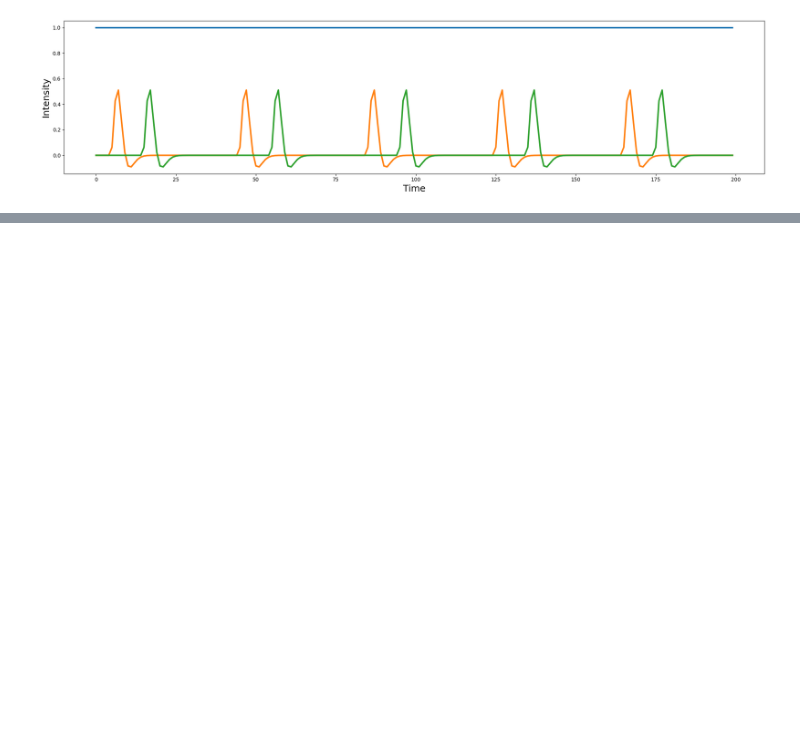
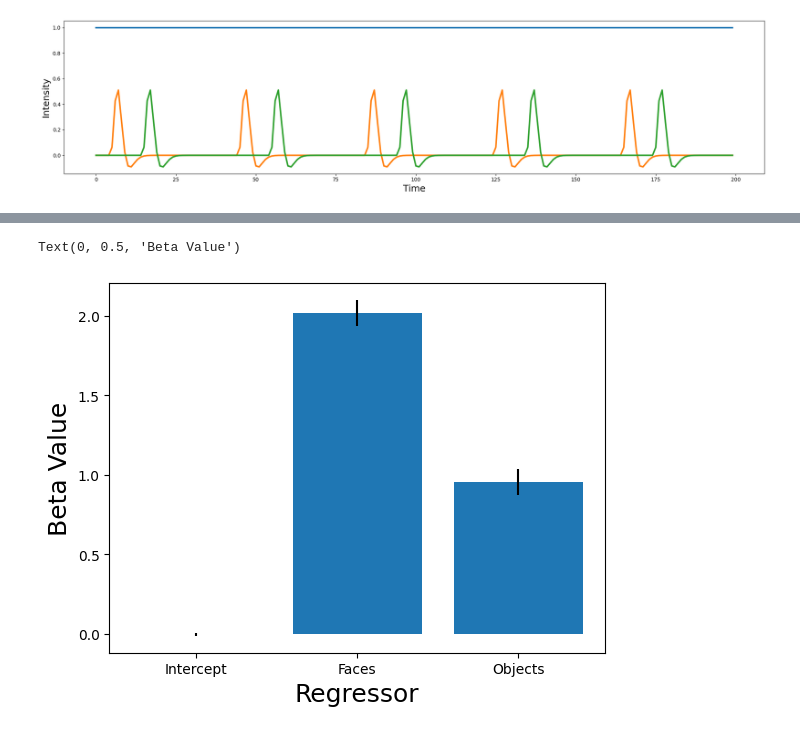
Before and after one commit to ulasayyilmaz/GLM, a Jupyter notebook: training_1.ipynb, the cells around one changed output, grey strips where cells are left out. Saved outputs shown, nothing was run; the diff lists cells and outputs as text; code cells hidden in the pictures; blank space fills up the shorter version.

```diff
--- a/training_1.ipynb
+++ b/training_1.ipynb
@@ -173,0 +173,13 @@ R^2: 0.78
+# %%
+# standard error estimate is the standard deviation of the residual. So the model estimates a fit, and
+# we get standard deviation of error estimate from the residuals.
+# we estimate the a confidence interval of Beta coefficients by the formula
+std_error = np.sqrt(np.diag((np.linalg.pinv(np.dot(X.T, X))))) * standard_error_estimate
+# if standard error estimates were higher, the confidence interval becomes wider. (we don't want it)
+
+plt.bar(['Intercept','Faces', 'Objects'], beta, yerr = std_error)
+plt.xlabel('Regressor', fontsize=18)
+plt.ylabel('Beta Value', fontsize=18)
+# %% [output]
+Text(0, 0.5, 'Beta Value')
+[figure, added]
```
Also changed, not shown: parts of 10 cells of this notebook, 3 other files.
